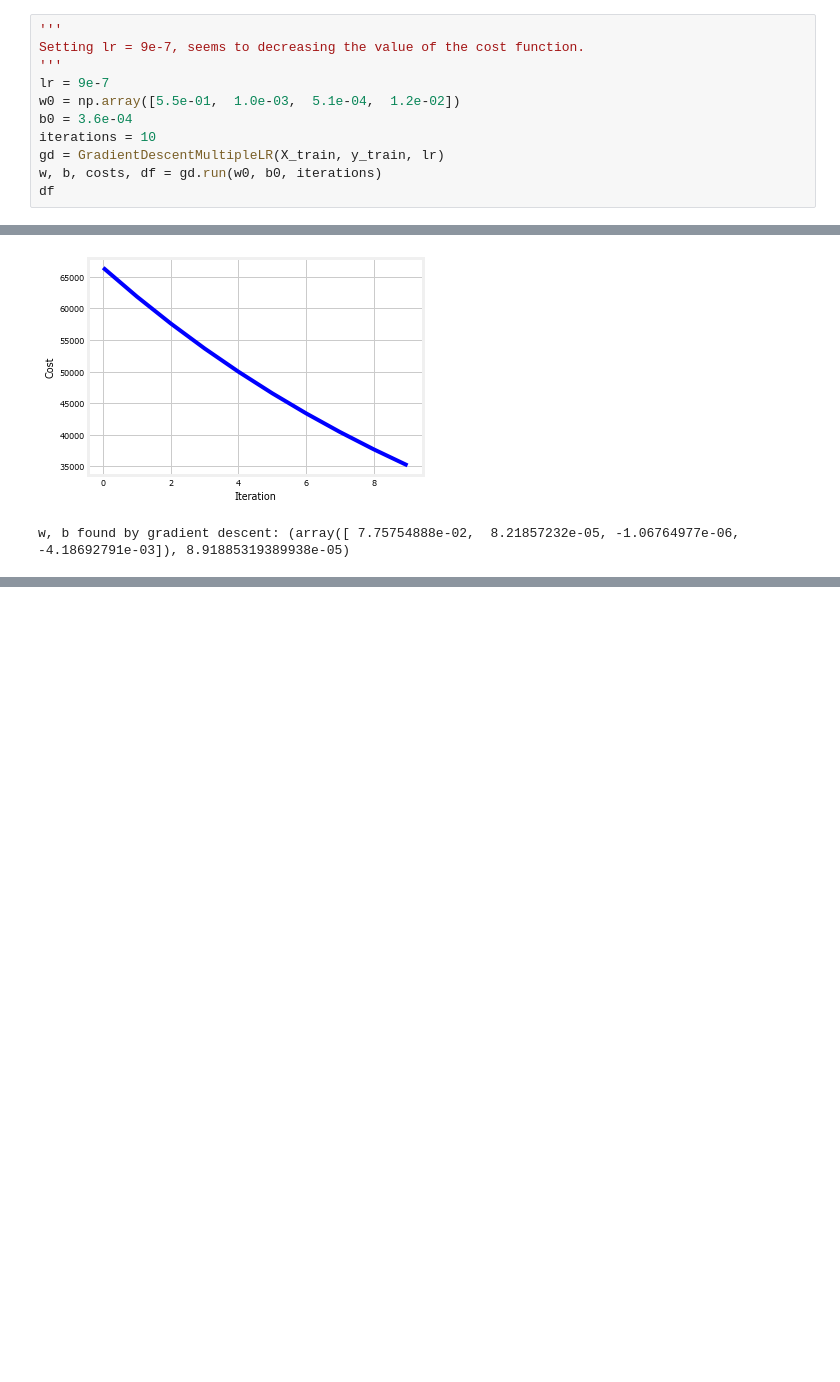
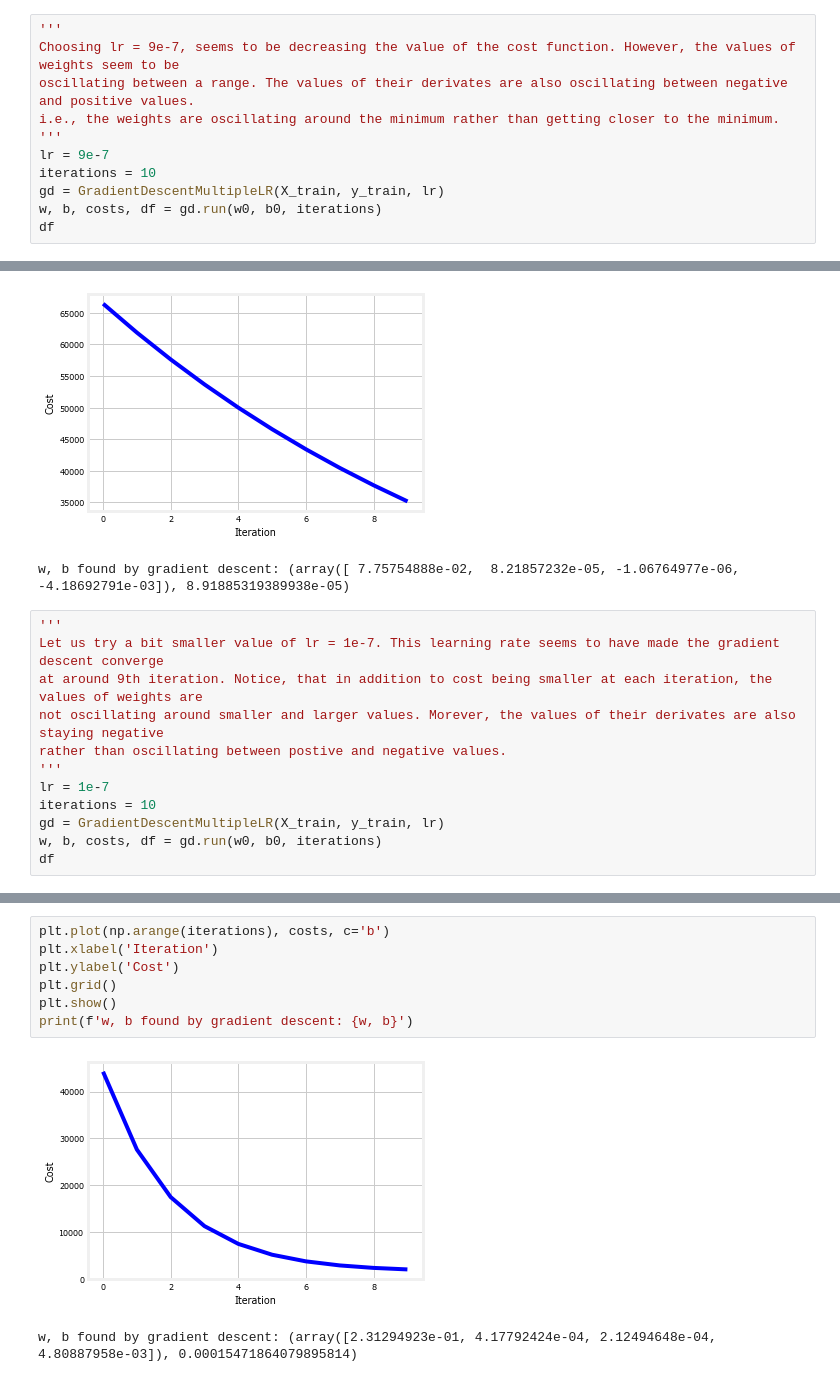
Before and after one commit to ammarlodhi255/supervised-learning-from-scratch, a Jupyter notebook: regression/feature_scaling_multiple_features.ipynb, the cells around one changed output, grey strips where cells are left out. Drawn from its saved outputs; the diff is of its cells as text; blank space fills up the shorter version.

Commit message:
choosing the right learning rate

```diff
--- a/regression/feature_scaling_multiple_features.ipynb
+++ b/regression/feature_scaling_multiple_features.ipynb
@@ -174,11 +174,11 @@ plt.show()
 [figure]
 # %%
 '''
-Setting lr = 9e-7, seems to decreasing the value of the cost function.
+Choosing lr = 9e-7, seems to be decreasing the value of the cost function. However, the values of weights seem to be
+oscillating between a range. The values of their derivates are also oscillating between negative and positive values.
+i.e., the weights are oscillating around the minimum rather than getting closer to the minimum.
 '''
 lr = 9e-7
-w0 = np.array([5.5e-01,  1.0e-03,  5.1e-04,  1.2e-02])
-b0 = 3.6e-04
 iterations = 10
 gd = GradientDescentMultipleLR(X_train, y_train, lr)
 w, b, costs, df = gd.run(w0, b0, iterations)
@@ -205,3 +205,15 @@ print(f'w, b found by gradient descent: {w, b}')
 # %% [output]
 [figure]
 w, b found by gradient descent: (array([ 7.75754888e-02,  8.21857232e-05, -1.06764977e-06, -4.18692791e-03]), 8.91885319389938e-05)
+# %%
+'''
+Let us try a bit smaller value of lr = 1e-7. This learning rate seems to have made the gradient descent converge
+at around 9th iteration. Notice, that in addition to cost being smaller at each iteration, the values of weights are
+not oscillating around smaller and larger values. Morever, the values of their derivates are also staying negative
+rather than oscillating between postive and negative values.
+'''
+lr = 1e-7
+iterations = 10
+gd = GradientDescentMultipleLR(X_train, y_train, lr)
+w, b, costs, df = gd.run(w0, b0, iterations)
+df
@@ -207,0 +232,10 @@ w, b found by gradient descent: (array([ 7.75754888e-02,  8.21857232e-05, -1.067
+# %%
+plt.plot(np.arange(iterations), costs, c='b')
+plt.xlabel('Iteration')
+plt.ylabel('Cost')
+plt.grid()
+plt.show()
+print(f'w, b found by gradient descent: {w, b}')
+# %% [output]
+[figure, added]
+w, b found by gradient descent: (array([2.31294923e-01, 4.17792424e-04, 2.12494648e-04, 4.80887958e-03]), 0.00015471864079895814)
```
Also changed, not shown: parts of 1 cell of this notebook.
